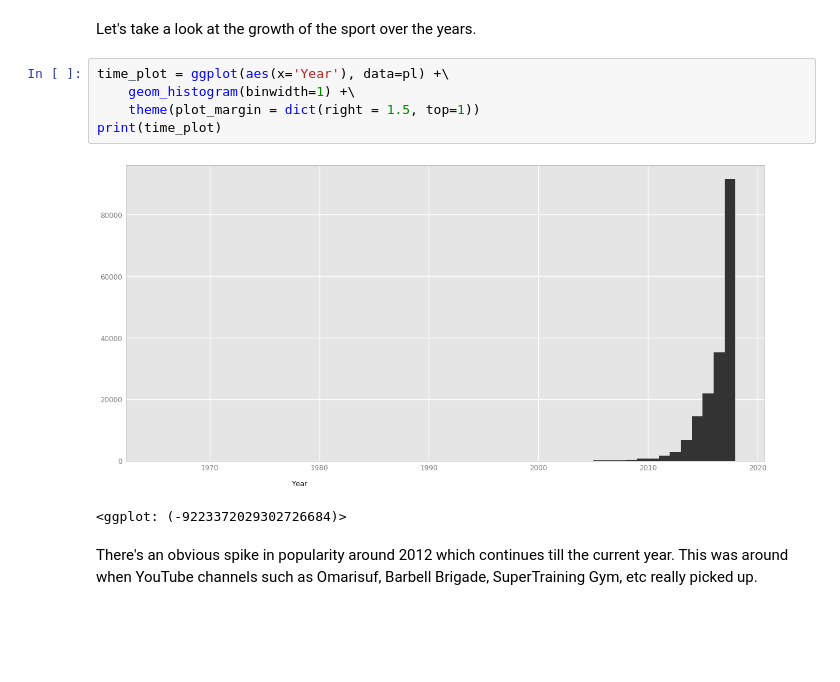
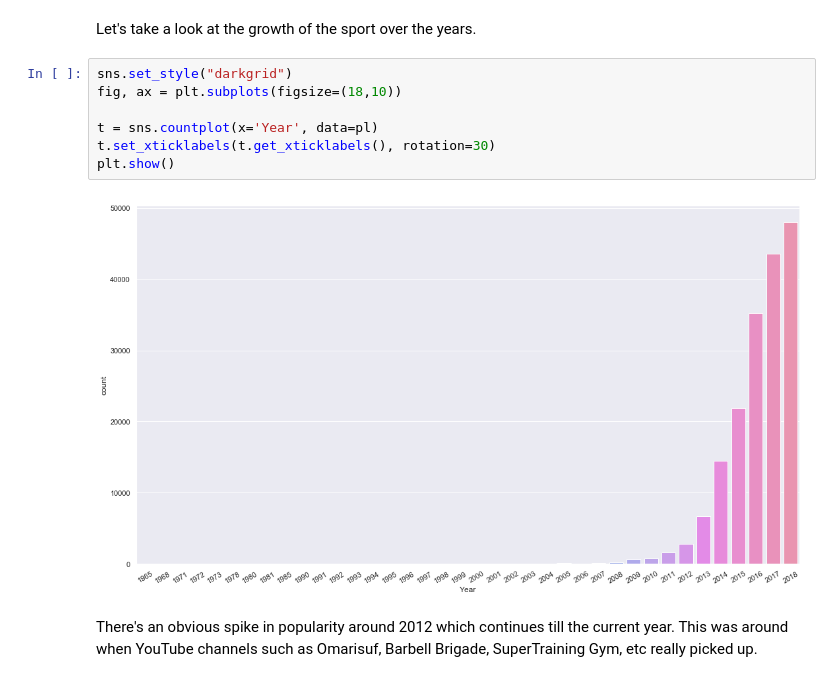
Before and after one commit to ParkerRam/Powerlifting-Analysis, a Jupyter notebook: pl_analysis.ipynb, the cells around one changed output. Cells and saved outputs as stored; diff of their text form; blank space fills up the shorter version.

```diff
--- a/pl_analysis.ipynb
+++ b/pl_analysis.ipynb
@@ -94,14 +87,15 @@ Percentage of Male lifters:  66 %
 Percentage of Female lifters:  34 %
 # %% [markdown]
 Let's take a look at the growth of the sport over the years.
-# %%
-time_plot = ggplot(aes(x='Year'), data=pl) +\
-    geom_histogram(binwidth=1) +\
-    theme(plot_margin = dict(right = 1.5, top=1))
-print(time_plot)
-# %% [output]
-[figure, removed]
-<ggplot: (-9223372029302726684)>
+# %%
+sns.set_style("darkgrid")
+fig, ax = plt.subplots(figsize=(18,10))
+
+t = sns.countplot(x='Year', data=pl)
+t.set_xticklabels(t.get_xticklabels(), rotation=30)
+plt.show()
+# %% [output]
+[figure, added]
 # %% [markdown]
 There's an obvious spike in popularity around 2012 which continues till the current year. This was around when YouTube channels such as Omarisuf, Barbell Brigade, SuperTraining Gym, etc really picked up.
 # %% [markdown]
```
Also changed, not shown: parts of 11 cells of this notebook.
